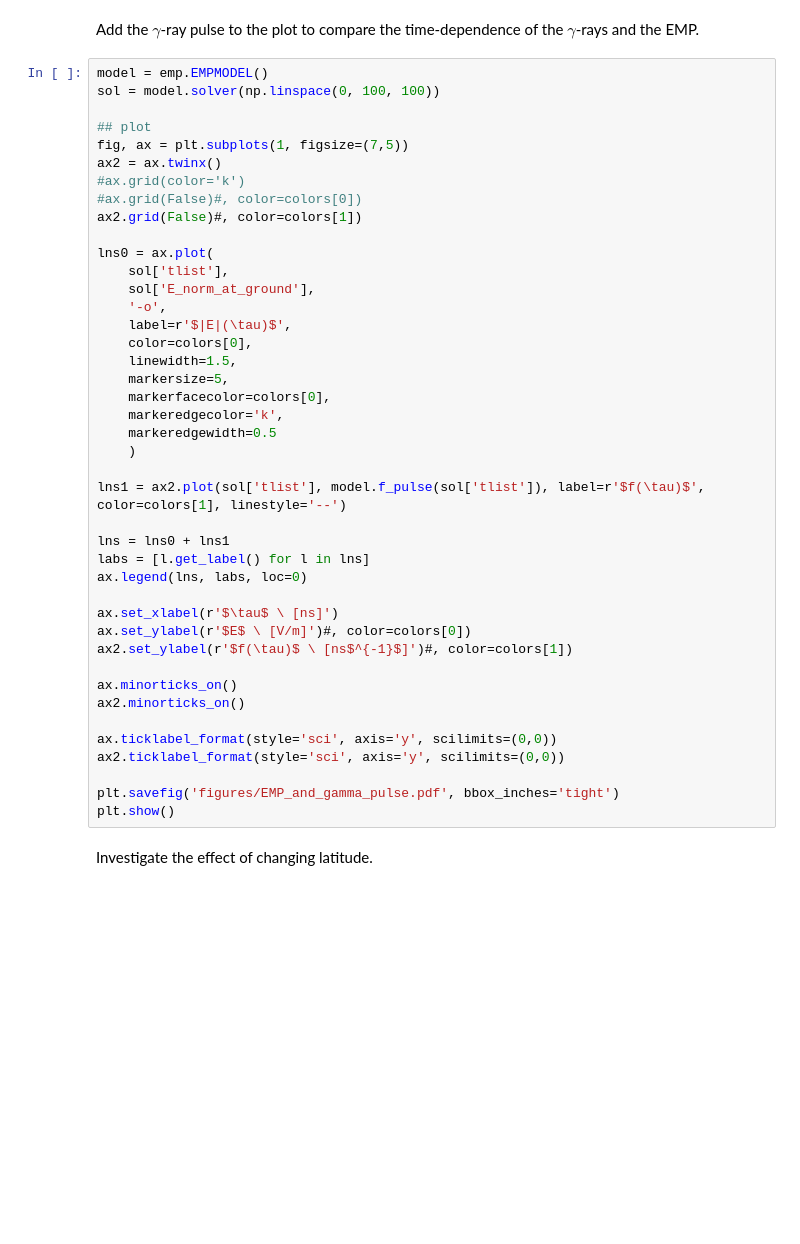
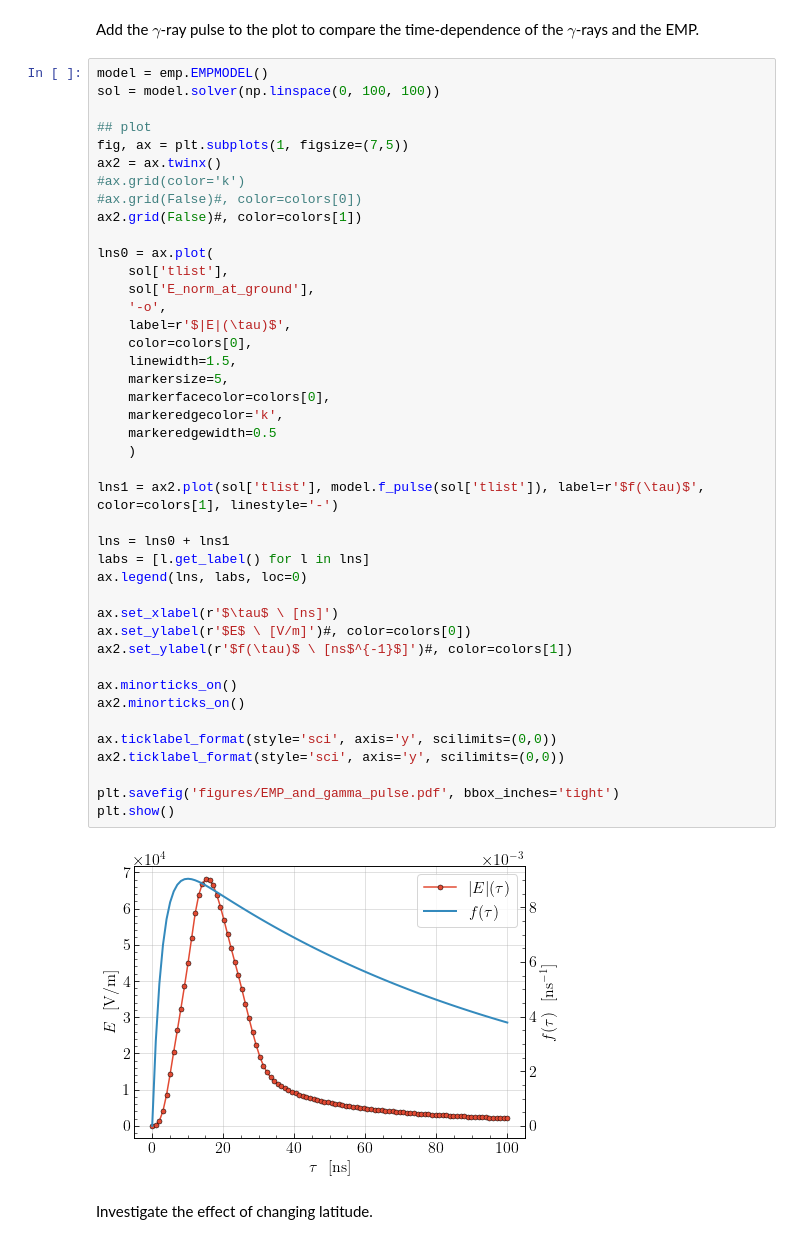
Before and after one commit to gshartnett/karzas-latter-seiler, a Jupyter notebook: EMP Notebook.ipynb, the cells around one changed output. Drawn from its saved outputs; the diff is of its cells as text; blank space fills up the shorter version.

```diff
--- a/EMP Notebook.ipynb
+++ b/EMP Notebook.ipynb
@@ -152,34 +143,36 @@ ax2.grid(False)#, color=colors[1])
 lns0 = ax.plot(
     sol['tlist'],
     sol['E_norm_at_ground'],
     '-o',
     label=r'$|E|(\tau)$',
     color=colors[0],
     linewidth=1.5,
     markersize=5,
     markerfacecolor=colors[0],
     markeredgecolor='k',
     markeredgewidth=0.5
     )
 
-lns1 = ax2.plot(sol['tlist'], model.f_pulse(sol['tlist']), label=r'$f(\tau)$', color=colors[1], linestyle='--')
+lns1 = ax2.plot(sol['tlist'], model.f_pulse(sol['tlist']), label=r'$f(\tau)$', color=colors[1], linestyle='-')
 
 lns = lns0 + lns1
 labs = [l.get_label() for l in lns]
 ax.legend(lns, labs, loc=0)
 
 ax.set_xlabel(r'$\tau$ \ [ns]')
 ax.set_ylabel(r'$E$ \ [V/m]')#, color=colors[0])
 ax2.set_ylabel(r'$f(\tau)$ \ [ns$^{-1}$]')#, color=colors[1])
 
 ax.minorticks_on()
 ax2.minorticks_on()
 
 ax.ticklabel_format(style='sci', axis='y', scilimits=(0,0))
 ax2.ticklabel_format(style='sci', axis='y', scilimits=(0,0))
 
 plt.savefig('figures/EMP_and_gamma_pulse.pdf', bbox_inches='tight')
 plt.show()
+# %% [output]
+[figure, added]
 # %% [markdown]
 Investigate the effect of changing latitude.
 # %%
```
Also changed, not shown: parts of 22 cells of this notebook, 2 other files.
